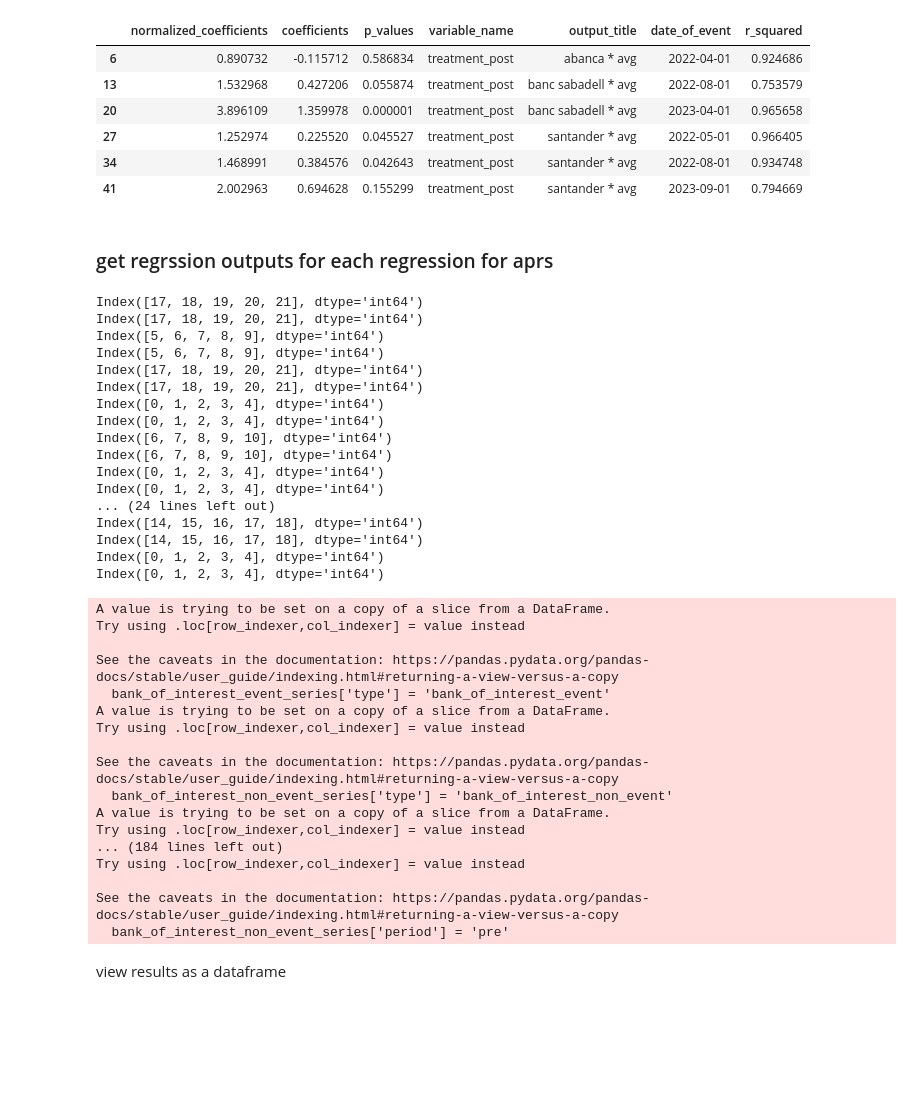
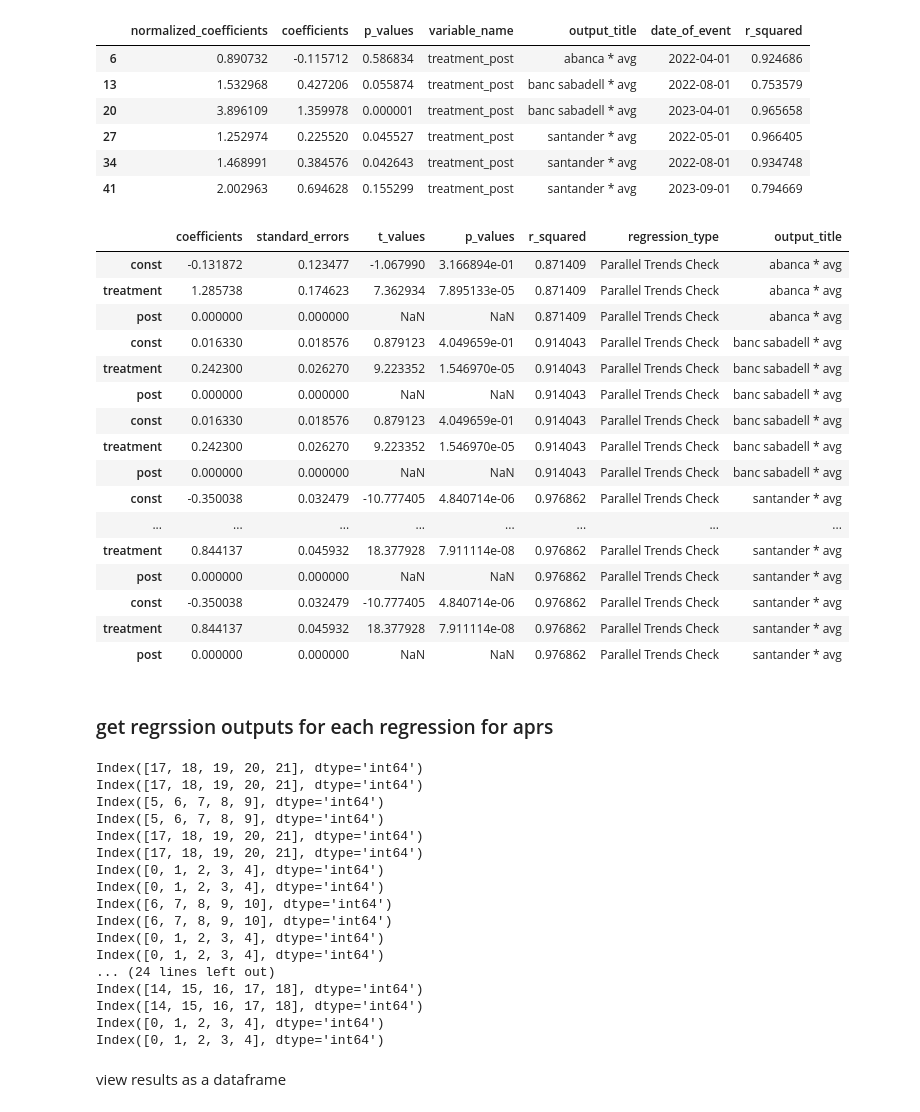
Before and after one commit to agbennett-bse/deloitte_digital_banking, a Jupyter notebook: deloitte_digital_banking/incentive_diff_and_diff_w_vars.ipynb, the cells around one changed output. Cells and saved outputs as stored; diff of their text form; code cells hidden in the pictures; blank space fills up the shorter version.

```diff
--- a/deloitte_digital_banking/incentive_diff_and_diff_w_vars.ipynb
+++ b/deloitte_digital_banking/incentive_diff_and_diff_w_vars.ipynb
@@ -659,16 +657,28 @@ def get_regression_summary(regression):
     summary['output_title'] = regression['banks_for_regression']
     summary['date_of_event'] = bank_of_interest_event_series.date.median()
 
-    return summary
+    # Parallel Trends Check: Only pre-treatment periods
+    pre_treatment_df = combined_df[combined_df['period'] == 'pre']
+    y_pre = pre_treatment_df['web_traffic']
+    X_pre = pre_treatment_df[['treatment', 'post']]  # Only use 'treatment' as 'post' is always 0
+    X_pre = sm.add_constant(X_pre)
+    parallel_model = sm.OLS(y_pre, X_pre).fit()
+    parallel_summary = extract_data_from_sm(parallel_model)
+    parallel_summary['regression_type'] = 'Parallel Trends Check'
+    parallel_summary['output_title'] = regression['banks_for_regression']
+
+    return summary, parallel_summary
 # %% [markdown]
 ### get regrssion outputs for each regression for incentives
 # %%
 all_regression_outputs = []
+all_parallel_trends_incentives = []
 
 for regression in all_regressions_incentives['regressions']:
     if len(regression.keys()) > 0:
-        summary = get_regression_summary(regression)
+        summary, parallel_trends = get_regression_summary(regression)
         all_regression_outputs.append(summary)
+        all_parallel_trends_incentives.append(parallel_trends)
     else:
         print('No valid regressions found')
         print(regression)
@@ -765,15 +758,38 @@ all_incentive_diff_n_diff.loc[all_incentive_diff_n_diff.variable_name == 'treatm
 | 27 | 1.252974 | 0.225520 | 0.045527 | treatment_post | santander * avg | 2022-05-01 | 0.966405 |
 | 34 | 1.468991 | 0.384576 | 0.042643 | treatment_post | santander * avg | 2022-08-01 | 0.934748 |
 | 41 | 2.002963 | 0.694628 | 0.155299 | treatment_post | santander * avg | 2023-09-01 | 0.794669 |
+# %%
+all_parallel_trends_incentives = pd.concat(all_parallel_trends_incentives)
+all_parallel_trends_incentives
+# %% [output]
+|  | coefficients | standard_errors | t_values | p_values | r_squared | regression_type | output_title |
+| const | -0.131872 | 0.123477 | -1.067990 | 3.166894e-01 | 0.871409 | Parallel Trends Check | abanca * avg |
+| treatment | 1.285738 | 0.174623 | 7.362934 | 7.895133e-05 | 0.871409 | Parallel Trends Check | abanca * avg |
+| post | 0.000000 | 0.000000 | NaN | NaN | 0.871409 | Parallel Trends Check | abanca * avg |
+| const | 0.016330 | 0.018576 | 0.879123 | 4.049659e-01 | 0.914043 | Parallel Trends Check | banc sabadell * avg |
+| treatment | 0.242300 | 0.026270 | 9.223352 | 1.546970e-05 | 0.914043 | Parallel Trends Check | banc sabadell * avg |
+| post | 0.000000 | 0.000000 | NaN | NaN | 0.914043 | Parallel Trends Check | banc sabadell * avg |
+| const | 0.016330 | 0.018576 | 0.879123 | 4.049659e-01 | 0.914043 | Parallel Trends Check | banc sabadell * avg |
+| treatment | 0.242300 | 0.026270 | 9.223352 | 1.546970e-05 | 0.914043 | Parallel Trends Check | banc sabadell * avg |
+| post | 0.000000 | 0.000000 | NaN | NaN | 0.914043 | Parallel Trends Check | banc sabadell * avg |
+| const | -0.350038 | 0.032479 | -10.777405 | 4.840714e-06 | 0.976862 | Parallel Trends Check | santander * avg |
+| ... | ... | ... | ... | ... | ... | ... | ... |
+| treatment | 0.844137 | 0.045932 | 18.377928 | 7.911114e-08 | 0.976862 | Parallel Trends Check | santander * avg |
+| post | 0.000000 | 0.000000 | NaN | NaN | 0.976862 | Parallel Trends Check | santander * avg |
+| const | -0.350038 | 0.032479 | -10.777405 | 4.840714e-06 | 0.976862 | Parallel Trends Check | santander * avg |
+| treatment | 0.844137 | 0.045932 | 18.377928 | 7.911114e-08 | 0.976862 | Parallel Trends Check | santander * avg |
+| post | 0.000000 | 0.000000 | NaN | NaN | 0.976862 | Parallel Trends Check | santander * avg |
 # %% [markdown]
 ### get regrssion outputs for each regression for aprs
 # %%
 all_regression_outputs_apr = []
+all_parallel_trends_apr = []
 
 for regression in all_regressions_apr['regressions']:
     if len(regression.keys()) > 0:
-        summary = get_regression_summary(regression)
+        summary, parallel_trends = get_regression_summary(regression)
         all_regression_outputs_apr.append(summary)
+        all_parallel_trends_apr.append(parallel_trends)
     else:
         print('No valid regressions found')
         print(regression)
@@ -795,23 +811,6 @@ Index([14, 15, 16, 17, 18], dtype='int64')
 Index([14, 15, 16, 17, 18], dtype='int64')
 Index([0, 1, 2, 3, 4], dtype='int64')
 Index([0, 1, 2, 3, 4], dtype='int64')
-A value is trying to be set on a copy of a slice from a DataFrame.
-Try using .loc[row_indexer,col_indexer] = value instead
-
-See the caveats in the documentation: https://pandas.pydata.org/pandas-docs/stable/user_guide/indexing.html#returning-a-view-versus-a-copy
-  bank_of_interest_event_series['type'] = 'bank_of_interest_event'
-A value is trying to be set on a copy of a slice from a DataFrame.
-Try using .loc[row_indexer,col_indexer] = value instead
-
-See the caveats in the documentation: https://pandas.pydata.org/pandas-docs/stable/user_guide/indexing.html#returning-a-view-versus-a-copy
-  bank_of_interest_non_event_series['type'] = 'bank_of_interest_non_event'
-A value is trying to be set on a copy of a slice from a DataFrame.
-Try using .loc[row_indexer,col_indexer] = value instead
-... (184 lines left out)
-Try using .loc[row_indexer,col_indexer] = value instead
-
-See the caveats in the documentation: https://pandas.pydata.org/pandas-docs/stable/user_guide/indexing.html#returning-a-view-versus-a-copy
-  bank_of_interest_non_event_series['period'] = 'pre'
 # %% [markdown]
 view results as a dataframe
 # %%
```
Also changed, not shown: parts of 17 cells of this notebook, 1 other file.
